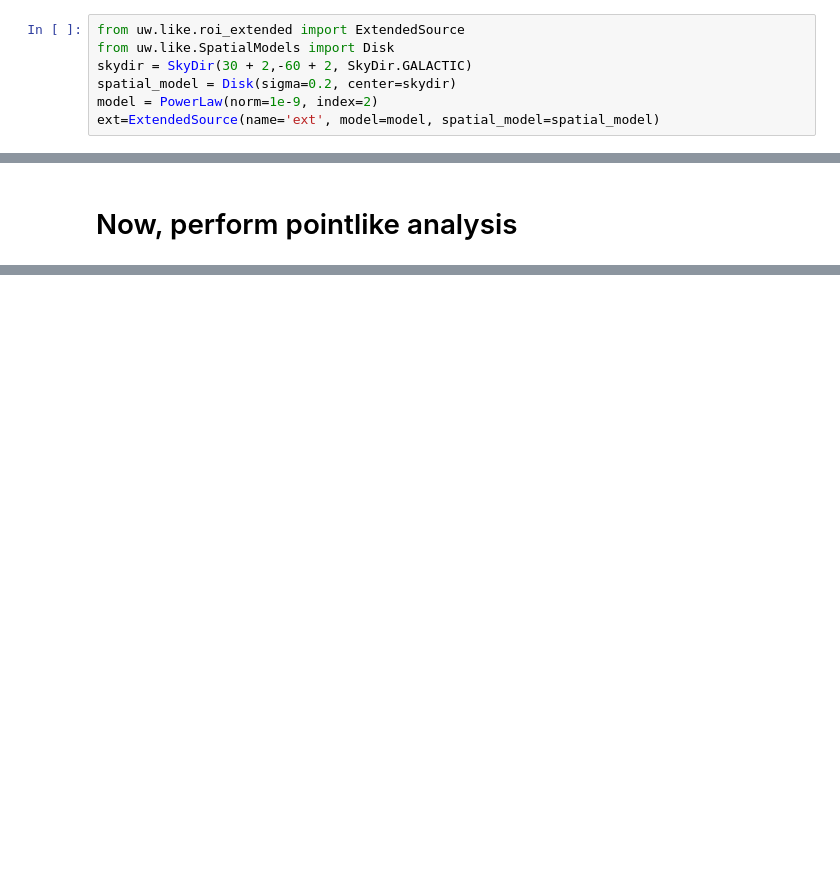
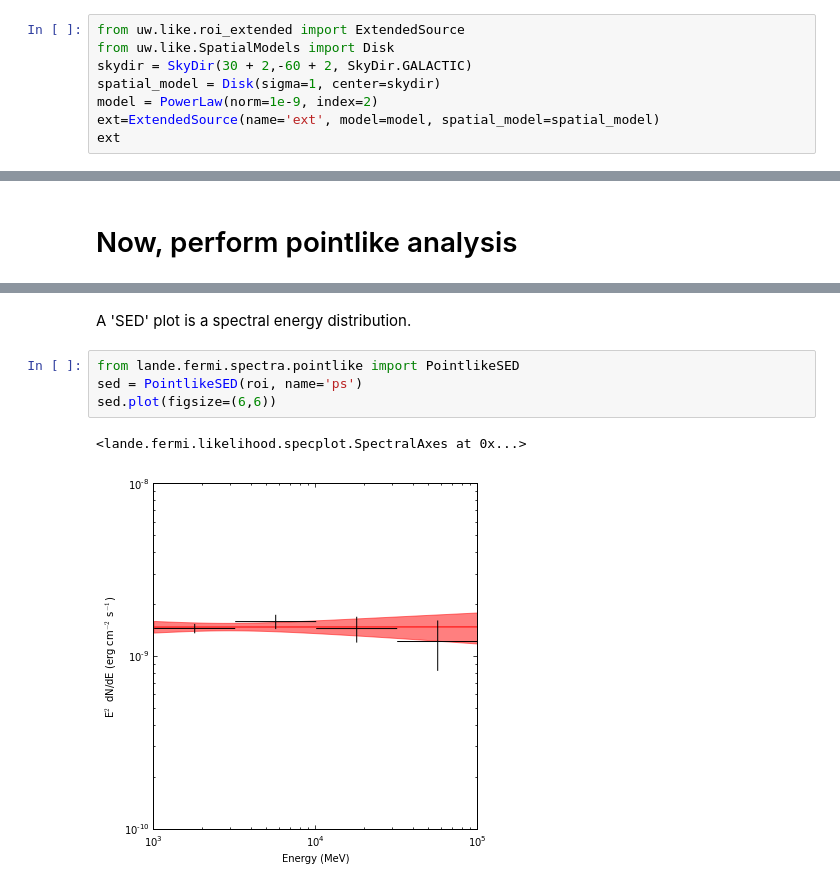
Before and after one commit to joshualande/PhD-Work, a Jupyter notebook: ipython/05-05-2013 - pointlike for maximum-likelihood analysis of LAT data.ipynb, the cells around one changed output, grey strips where cells are left out. Drawn from its saved outputs; the diff is of its cells as text; blank space fills up the shorter version.

```diff
--- a/ipython/05-05-2013 - pointlike for maximum-likelihood analysis of LAT data.ipynb
+++ b/ipython/05-05-2013 - pointlike for maximum-likelihood analysis of LAT data.ipynb
@@ -47,6 +62,7 @@ Next we can create a spatially-extended source
 from uw.like.roi_extended import ExtendedSource
 from uw.like.SpatialModels import Disk
 skydir = SkyDir(30 + 2,-60 + 2, SkyDir.GALACTIC)
-spatial_model = Disk(sigma=0.2, center=skydir)
+spatial_model = Disk(sigma=1, center=skydir)
 model = PowerLaw(norm=1e-9, index=2)
 ext=ExtendedSource(name='ext', model=model, spatial_model=spatial_model)
+ext
@@ -144,0 +231,9 @@ roi.print_summary()
+# %% [markdown]
+A 'SED' plot is a spectral energy distribution.
+# %%
+from lande.fermi.spectra.pointlike import PointlikeSED
+sed = PointlikeSED(roi, name='ps')
+sed.plot(figsize=(6,6))
+# %% [output]
+<lande.fermi.likelihood.specplot.SpectralAxes at 0x...>
+[figure, added]
```
Also changed, not shown: parts of 22 cells of this notebook, 1 other file.
